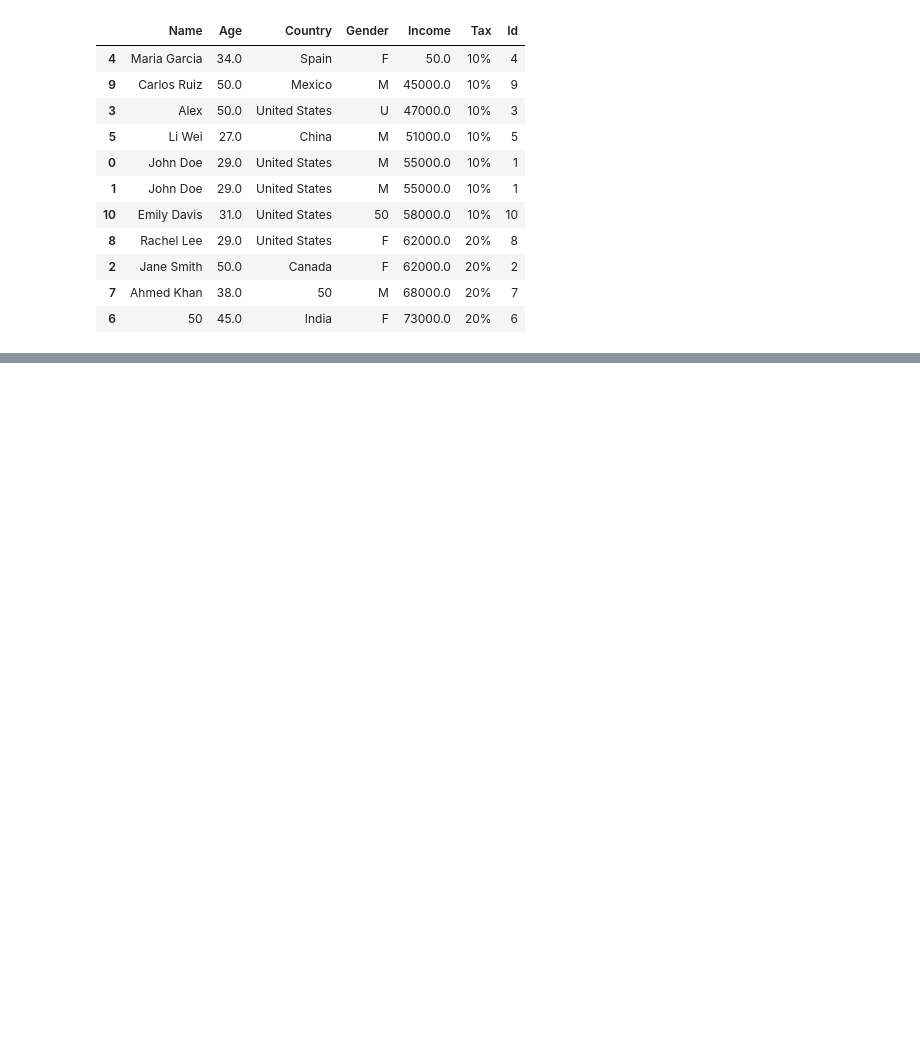
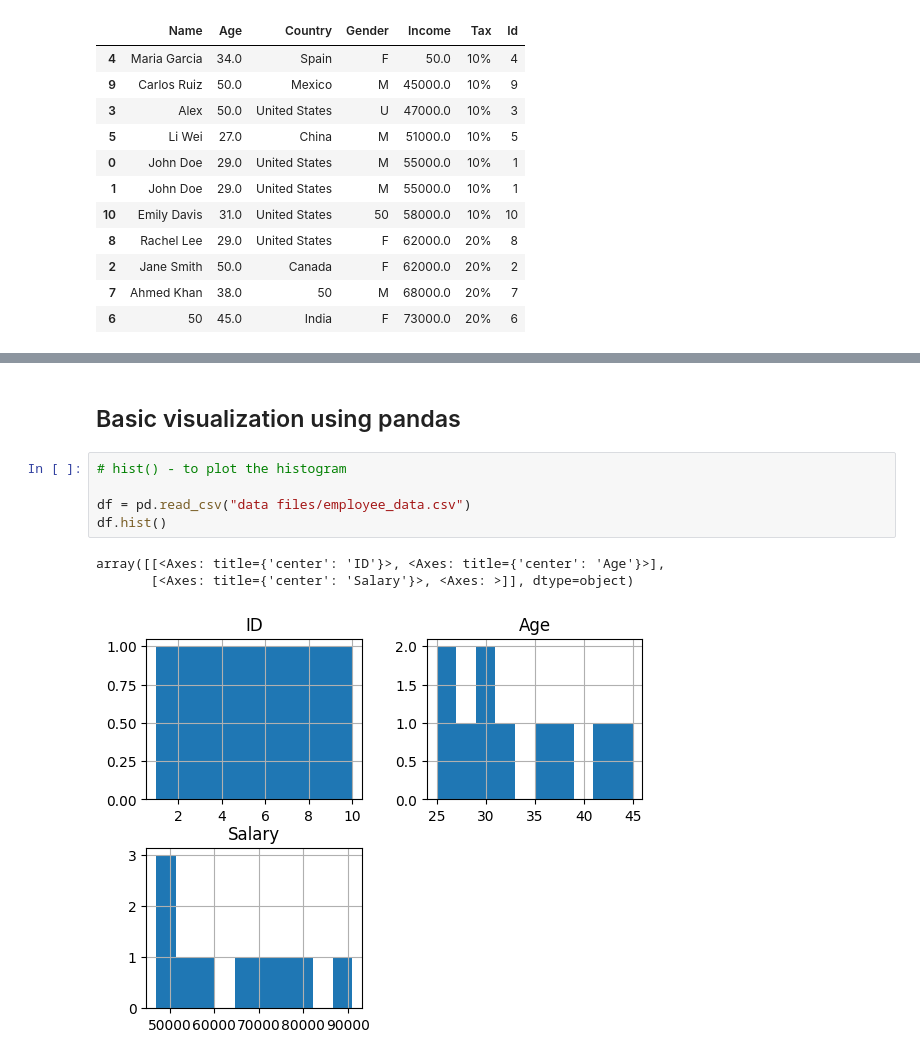
Before and after one commit to Shaik-Khaja-byte/AI-ML-Journey, a Jupyter notebook: Phase 2 - DATA/pandas2.ipynb, the cells around one changed output, grey strips where cells are left out. Cells and saved outputs as stored; diff of their text form; blank space fills up the shorter version.

Commit message:
Added: closing pandas

```diff
--- a/Phase 2 - DATA/pandas2.ipynb
+++ b/Phase 2 - DATA/pandas2.ipynb
@@ -365,0 +580,11 @@ sorted_df[["Name", "Age", "Country", "Gender", "Income", "Tax", "Id"]]
+# %% [markdown]
+## Basic visualization using pandas
+# %%
+# hist() - to plot the histogram
+
+df = pd.read_csv("data files/employee_data.csv")
+df.hist()
+# %% [output]
+array([[<Axes: title={'center': 'ID'}>, <Axes: title={'center': 'Age'}>],
+       [<Axes: title={'center': 'Salary'}>, <Axes: >]], dtype=object)
+[figure, added]
```
Also changed, not shown: parts of 32 cells of this notebook, 1 other file.
